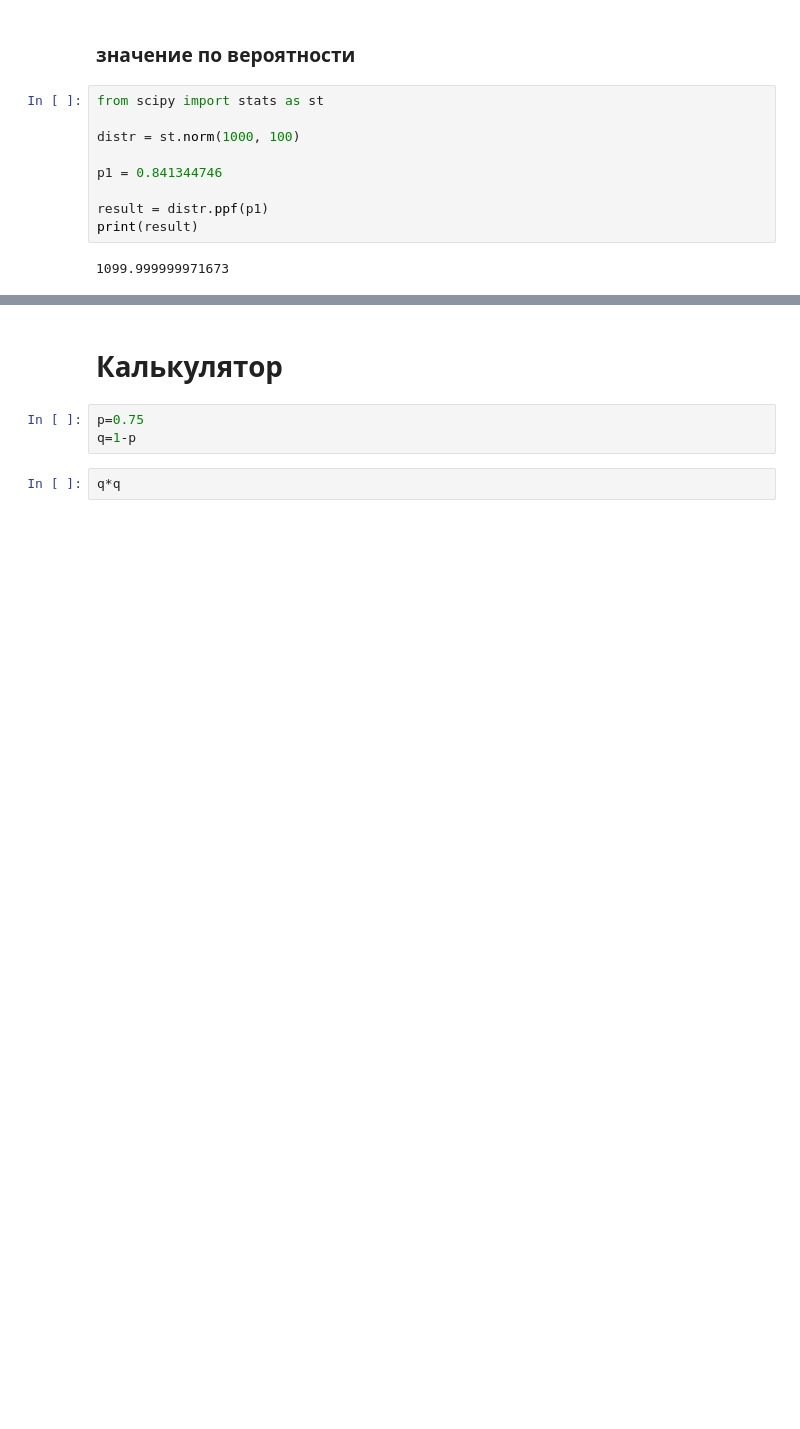
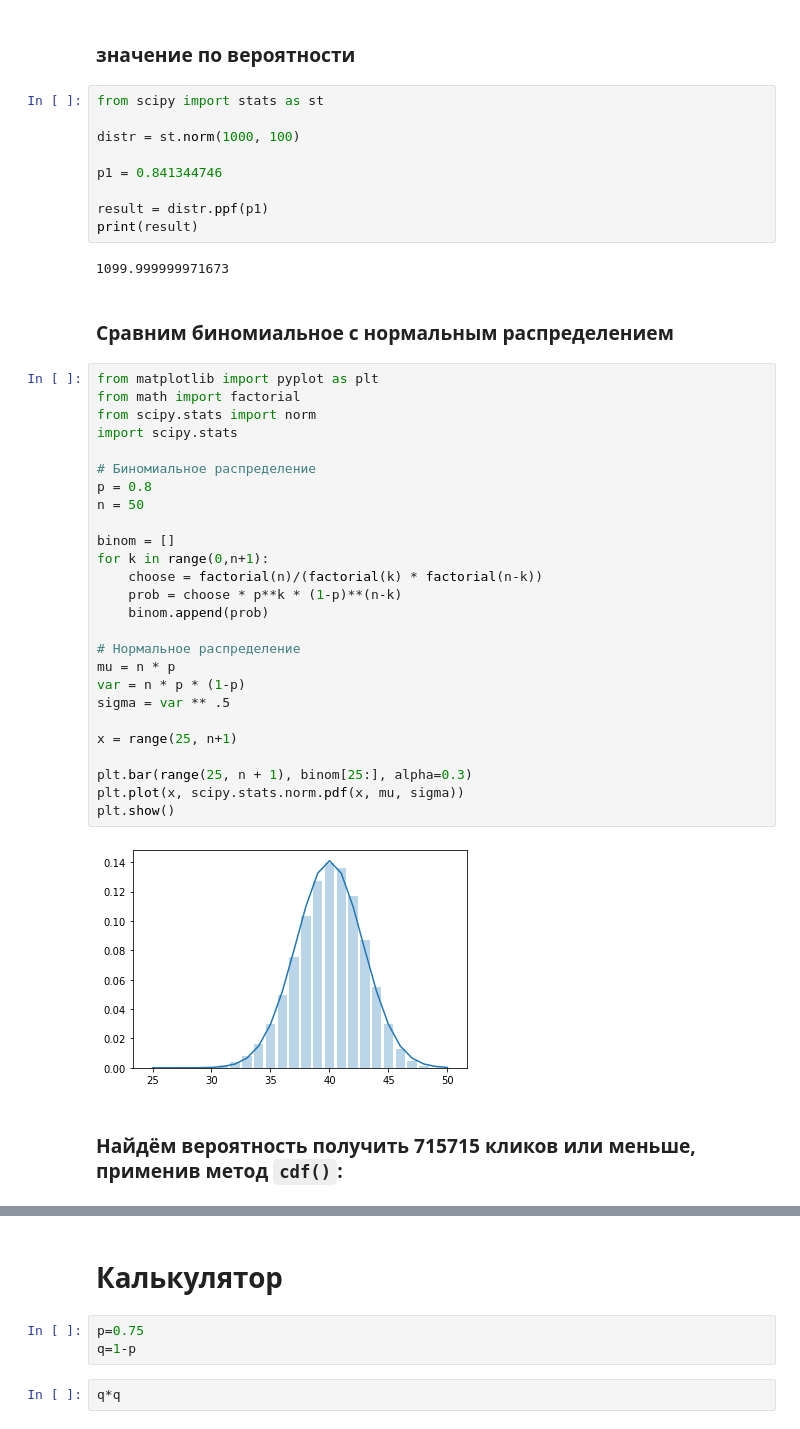
Before and after one commit to arigatory/ds_finals, a Jupyter notebook: Notes/Abstract.ipynb, the cells around one changed output, grey strips where cells are left out. Cells and saved outputs as stored; diff of their text form; blank space fills up the shorter version.

```diff
--- a/Notes/Abstract.ipynb
+++ b/Notes/Abstract.ipynb
@@ -268,3 +268,35 @@ result = distr.ppf(p1)
 print(result)
 # %% [output]
 1099.999999971673
+# %% [markdown]
+### Сравним биномиальное с нормальным распределением
+# %%
+from matplotlib import pyplot as plt
+from math import factorial
+from scipy.stats import norm
+import scipy.stats
+
+# Биномиальное распределение
+p = 0.8
+n = 50
+
+binom = []
+for k in range(0,n+1):
+    choose = factorial(n)/(factorial(k) * factorial(n-k))
+    prob = choose * p**k * (1-p)**(n-k)
+    binom.append(prob)
+
+# Нормальное распределение
+mu = n * p
+var = n * p * (1-p)
+sigma = var ** .5
+
+x = range(25, n+1)
+
+plt.bar(range(25, n + 1), binom[25:], alpha=0.3)
+plt.plot(x, scipy.stats.norm.pdf(x, mu, sigma))
+plt.show()
+# %% [output]
+[figure, added]
+# %% [markdown]
+### Найдём вероятность получить 715715 кликов или меньше, применив метод `cdf()`:
```
Also changed, not shown: parts of 4 cells of this notebook, 1 other file.
